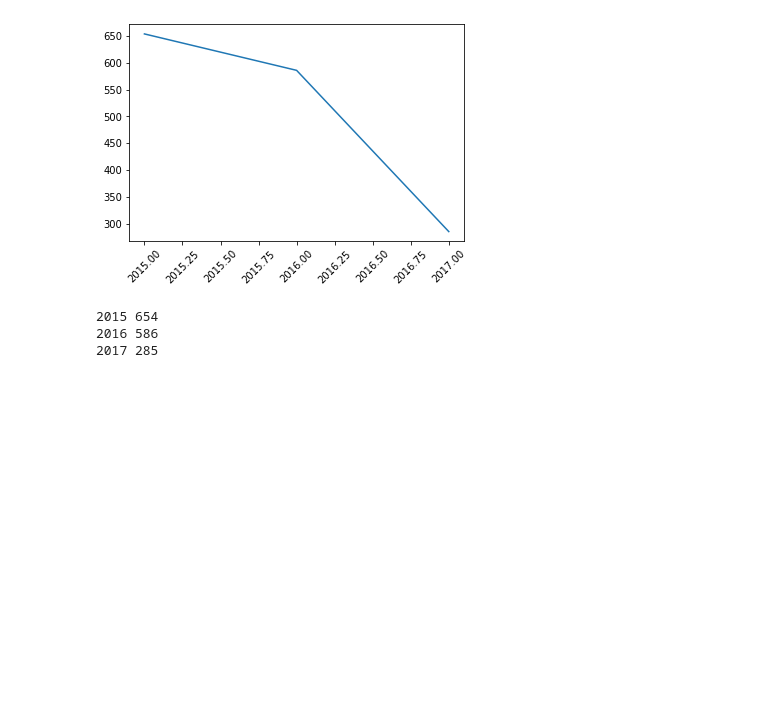
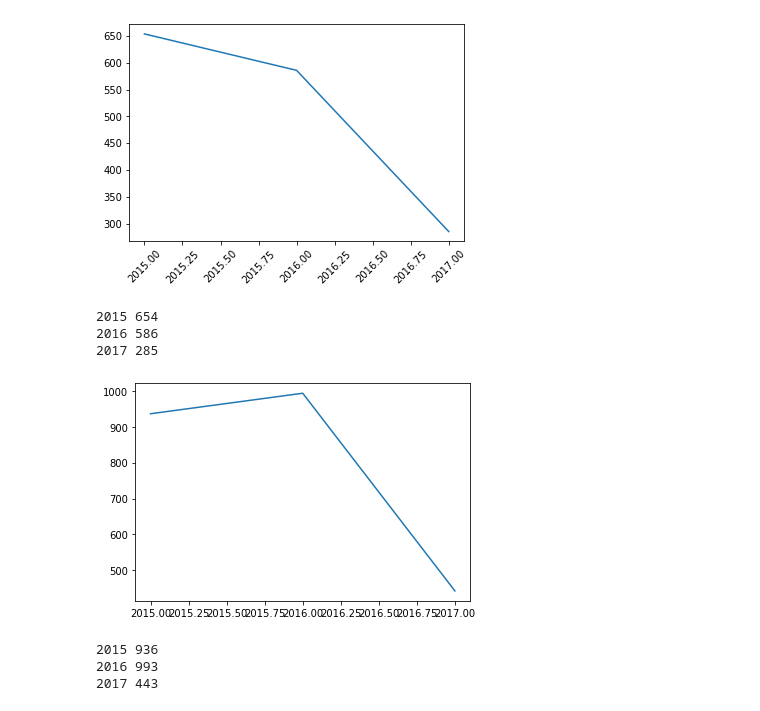
Before and after one commit to pradnyesh45/Case-Study-on-Indian-Startups, a Jupyter notebook: Case study Part-1.ipynb, the cells around one changed output. Saved outputs shown, nothing was run; the diff lists cells and outputs as text; code cells hidden in the pictures; blank space fills up the shorter version.

Commit message:
Funding amount

```diff
--- a/Case study Part-1.ipynb
+++ b/Case study Part-1.ipynb
@@ -100,7 +106,7 @@ df1
 1525 rows × 2 columns
 # %%
 mapping = {}
-for ind in df1:
+for ind in df1.index:
     length = len(df1['Date'][ind])
     year = df1['Date'][ind][length - 4: ]
     if year in mapping:
@@ -139,3 +145,32 @@ for i in mapping:
 2017 285
 # %%
 # Solving 1st question using numpy as not able to solve using pandas
+# %%
+with open('./startup_funding.csv') as file_obj:
+    file_data = csv.DictReader(file_obj)
+    year = []
+    for row in file_data:
+        year.append(row['Date'][len(row['Date']) - 4 : ])
+    np_year = np.array(year, dtype = int)
+    dictionary = {}
+    for i in np_year:
+        if i in dictionary.keys():
+            dictionary[i] += 1
+        else:
+            dictionary[i] = 1
+    xaxis = []
+    yaxis = []
+    for i in dictionary.keys():
+        xaxis.append(i)
+        yaxis.append(dictionary[i])
+    xaxis = xaxis[::-1]
+    yaxis = yaxis[::-1]
+    plt.plot(xaxis, yaxis)
+    plt.show()
+    for i in range(len(xaxis)):
+        print(xaxis[i], yaxis[i])
+# %% [output]
+[figure, added]
+2015 936
+2016 993
+2017 443
```
Also changed, not shown: parts of 7 cells of this notebook.
